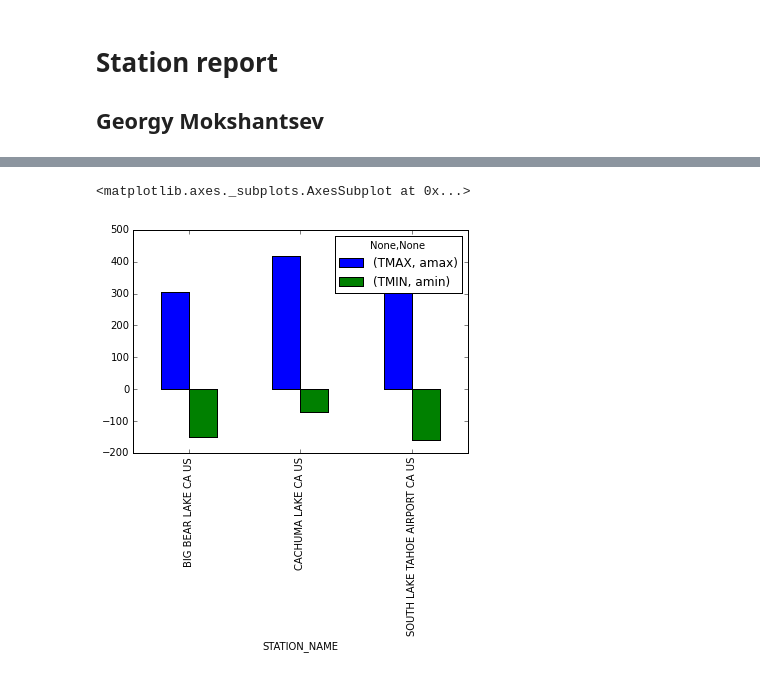
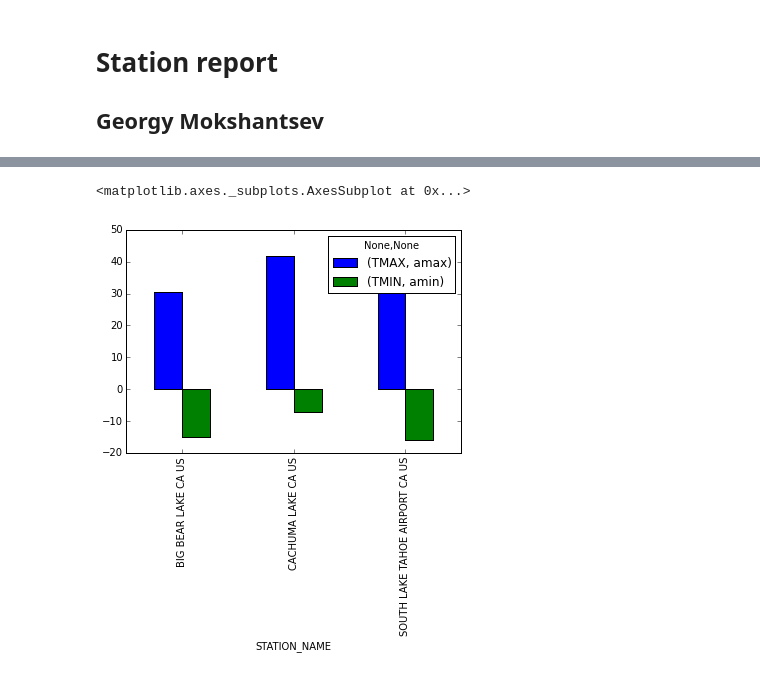
Before and after one commit to moksh100/datasets, a Jupyter notebook: GHCND.ipynb, the cells around one changed output, grey strips where cells are left out. Saved outputs shown, nothing was run; the diff lists cells and outputs as text; code cells hidden in the pictures.

```diff
--- a/GHCND.ipynb
+++ b/GHCND.ipynb
@@ -4,23 +4,26 @@
 # %%
 import pandas as pd
 import numpy as np
 # Matplotlib plotting libraries
 import matplotlib.pyplot as plt
 %matplotlib inline
 # Bokeh plotting libraries
 import bokeh.plotting as blt
 blt.output_notebook()
 df = pd.read_csv('598354.csv')
 df.head()
 #GHCND:USW00093230 GHCND:USC00040741 GHCND:USC00041253
+df =df[(df.TMIN>-9999)]
 selected=df[(df.STATION=='GHCND:USC00040741') | (df.STATION=='GHCND:USW00093230') | (df.STATION=='GHCND:USC00041253')]
+selected.TMIN=selected.TMIN/10
+selected.TMAX=selected.TMAX/10
 grouped = selected[(selected.TMIN>-9999)].groupby(['STATION_NAME'])
 res = grouped.agg({'TMIN' : [np.min], 'TMAX' : [np.max]})
 res.plot(kind='bar')
 # %% [output]
 [interactive output not drawn]
 <matplotlib.axes._subplots.AxesSubplot at 0x...>
-[figure, old version]
+[figure, new version]
 # %%
 selected['DateTime']=pd.to_datetime((selected.DATE).apply(str),format='%Y%m%d')
 bla = selected[(selected.DATE>=20150601) & (selected.DATE<=201506030) & (selected.TMIN>0)].groupby(['STATION_NAME'])[['DateTime','PRCP','TMIN','TMAX']]
```
Also changed, not shown: parts of 3 cells of this notebook.
